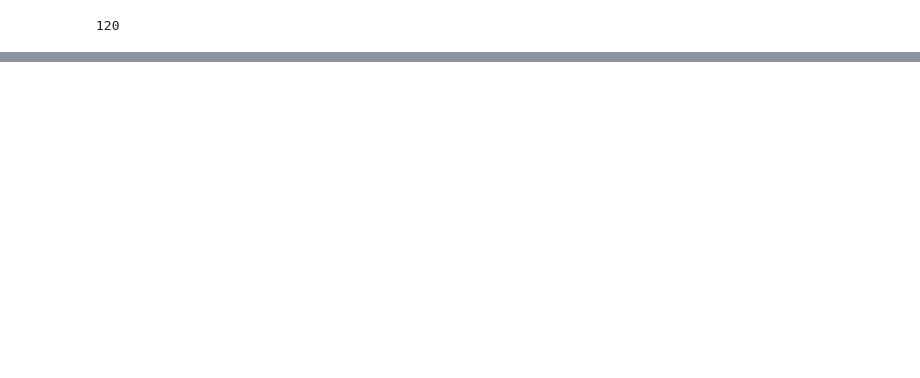
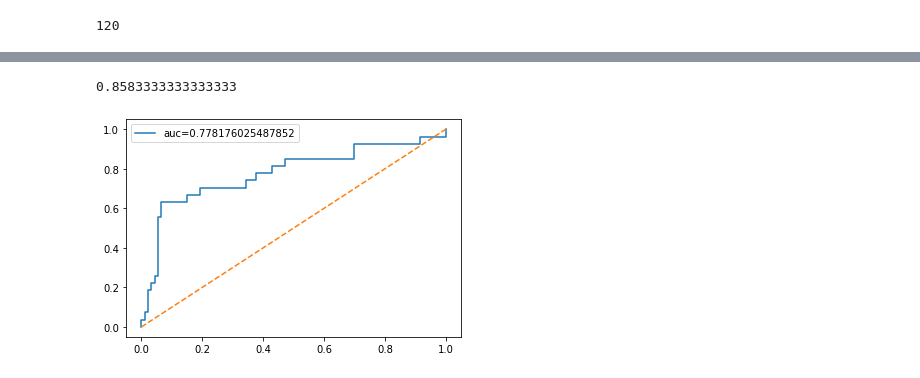
Before and after one commit to SuvorovNM/IntroML_Lab2, a Jupyter notebook: Lab2.ipynb, the cells around one changed output, grey strips where cells are left out. Cells and saved outputs as stored; diff of their text form; code cells hidden in the pictures; blank space fills up the shorter version.

Commit message:
Gradient boosting appeared

```diff
--- a/Lab2.ipynb
+++ b/Lab2.ipynb
@@ -643,0 +689,39 @@ len(df_test_X)
+# %%
+def predictGBM(model, X):
+    """Predicts with gradient boosting for regression trees
+
+    Keyword input arguments:
+    X -- sample which contains only features (X)
+    model -- a model, generated by gradient boosting, consists of trees
+    Output:
+    Y -- predicted results
+    """
+    #tree = DecisionTreeRegressor(max_depth=3)
+    #modelTree = tree.fit(X, Y)
+
+    Y = predictRND((0.5, 0.5), [-1, 1], X)
+    for i in range(len(model)):
+        Y += 0.2 * model[i].predict(X)
+    result = list()
+    for i in range(len(Y)):
+        Y[i] = 1 / (1 + math.exp(-Y[i]))
+        result.append(int(round(Y[i])))
+    return result
+# %%
+modelGBM = trainGBM(df1_train_X, df1_train_Y, 1000)
+# %%
+resultGBM = predictGBM(modelGBM, df1_test_X)
+# %%
+testing_Y = df1_test_Y.replace(to_replace=-1, value=0)
+
+tpr, fpr, auc = getMetrics(testing_Y[testing_Y.columns[0]].values.tolist(), resultGBM)
+checkScore(resultGBM, list(testing_Y[testing_Y.columns[0]].values.tolist()))
+# %% [output]
+0.8583333333333333
+# %%
+plt.plot(fpr, tpr, label='auc='+str(auc))
+plt.plot([0, 1], [0, 1], linestyle='--')
+plt.legend()
+plt.show()
+# %% [output]
+[figure, added]
```
Also changed, not shown: parts of 28 cells of this notebook.
